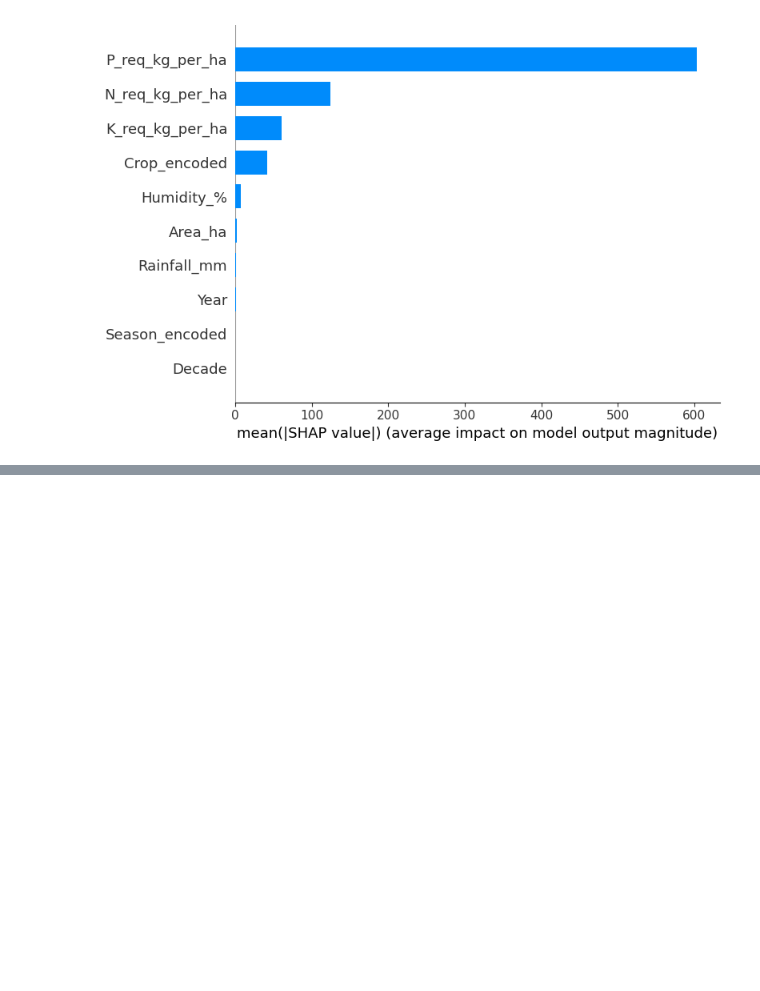
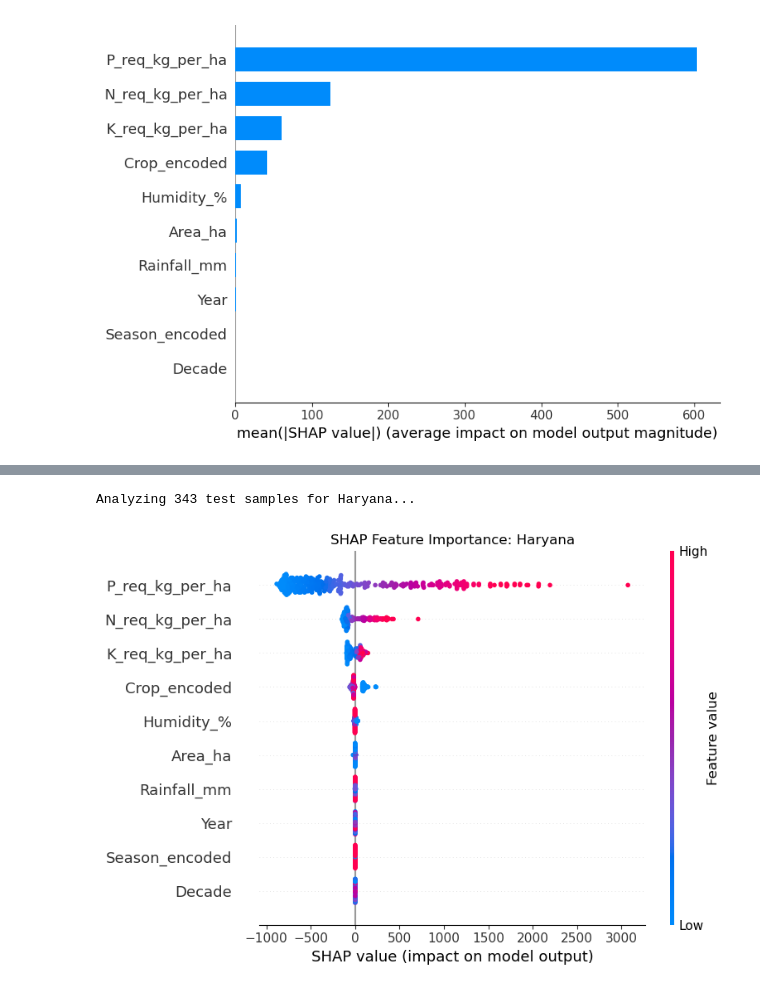
Before and after one commit to NishantRajora/machine-learning-crop-yield-drivers, a Jupyter notebook: model.ipynb, the cells around one changed output, grey strips where cells are left out. Cells and saved outputs as stored; diff of their text form; code cells hidden in the pictures; blank space fills up the shorter version.

```diff
--- a/model.ipynb
+++ b/model.ipynb
@@ -237,0 +287,30 @@ plt.show()
+# %%
+# 1. Find the indices in the original dataframe where state is Haryana
+# We use .lower() because your cleaning step earlier turned state names to lowercase
+haryana_indices = df[df['State Name'] == 'haryana'].index
+
+# 2. Find which of those indices are actually present in your X_test set
+# (Since X_test is only 30% of the total data)
+haryana_test_indices = X_test.index.intersection(haryana_indices)
+
+# 3. Slice X_test using these indices
+X_haryana = X_test.loc[haryana_test_indices]
+
+if len(X_haryana) > 0:
+    print(f"Analyzing {len(X_haryana)} test samples for Haryana...")
+
+    # 4. Calculate SHAP values for these specific rows
+    # We slice the pre-calculated shap_values array using the integer positions
+    # Find the integer positions of haryana_test_indices relative to X_test
+    test_positions = [X_test.index.get_loc(idx) for idx in haryana_test_indices]
+    shap_values_haryana = shap_values[test_positions]
+
+    # 5. Plot
+    plt.figure(figsize=(10, 6))
+    plt.title("SHAP Feature Importance: Haryana")
+    shap.summary_plot(shap_values_haryana, X_haryana)
+else:
+    print("No Haryana samples found in the Test Set. This is rare, try checking state name casing.")
+# %% [output]
+Analyzing 343 test samples for Haryana...
+[figure, added]
```
Also changed, not shown: parts of 7 cells of this notebook, 4 other files.
